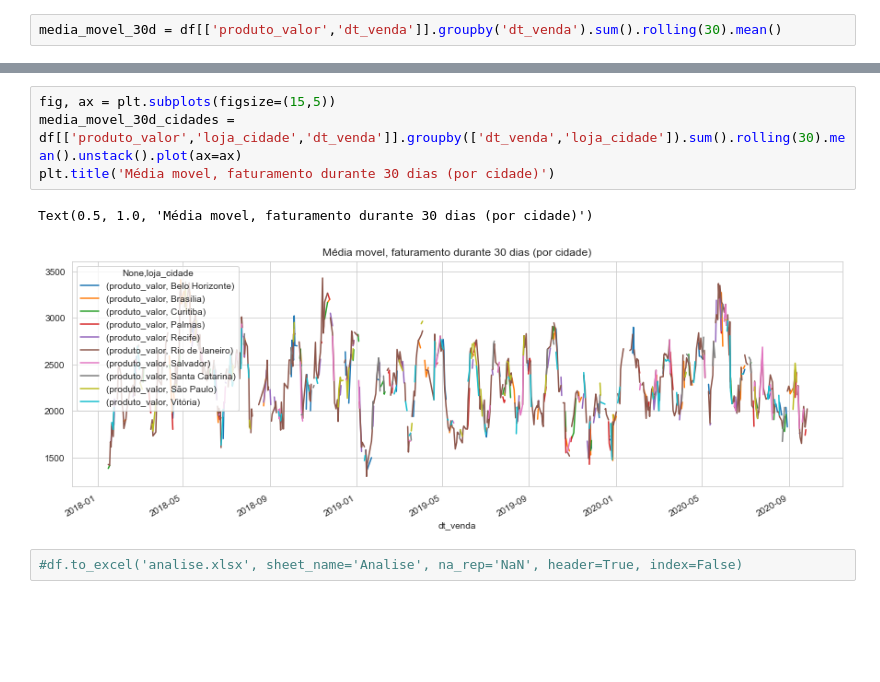
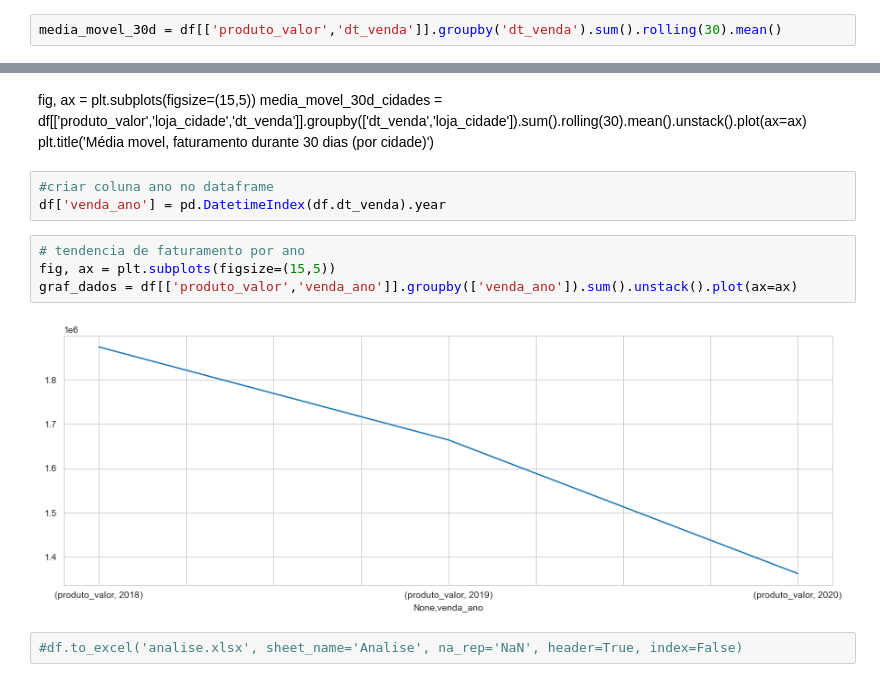
Before and after one commit to italocreator/heros-journey, a Jupyter notebook: Projeto_20211115/202111115_tratamento/5-Analises_Insights/20211115_Analises.ipynb, the cells around one changed output, grey strips where cells are left out. Saved outputs shown, nothing was run; the diff lists cells and outputs as text; blank space fills up the shorter version.

```diff
--- a/Projeto_20211115/202111115_tratamento/5-Analises_Insights/20211115_Analises.ipynb
+++ b/Projeto_20211115/202111115_tratamento/5-Analises_Insights/20211115_Analises.ipynb
@@ -541,12 +541,18 @@ plt.title('Média movel, faturamento durante 30 dias')
 fig.show()
 # %% [output]
 [figure]
+# %% [markdown]
+fig, ax = plt.subplots(figsize=(15,5))
+media_movel_30d_cidades = df[['produto_valor','loja_cidade','dt_venda']].groupby(['dt_venda','loja_cidade']).sum().rolling(30).mean().unstack().plot(ax=ax)
+plt.title('Média movel, faturamento durante 30 dias (por cidade)')
+# %%
+#criar coluna ano no dataframe
+df['venda_ano'] = pd.DatetimeIndex(df.dt_venda).year
 # %%
+# tendencia de faturamento por ano
 fig, ax = plt.subplots(figsize=(15,5))
-media_movel_30d_cidades = df[['produto_valor','loja_cidade','dt_venda']].groupby(['dt_venda','loja_cidade']).sum().rolling(30).mean().unstack().plot(ax=ax)
-plt.title('Média movel, faturamento durante 30 dias (por cidade)')
+graf_dados = df[['produto_valor','venda_ano']].groupby(['venda_ano']).sum().unstack().plot(ax=ax)
 # %% [output]
-Text(0.5, 1.0, 'Média movel, faturamento durante 30 dias (por cidade)')
-[figure, old version]
+[figure, new version]
 # %%
 #df.to_excel('analise.xlsx', sheet_name='Analise', na_rep='NaN', header=True, index=False)
```
Also changed, not shown: parts of 2 cells of this notebook, 1 other file.
